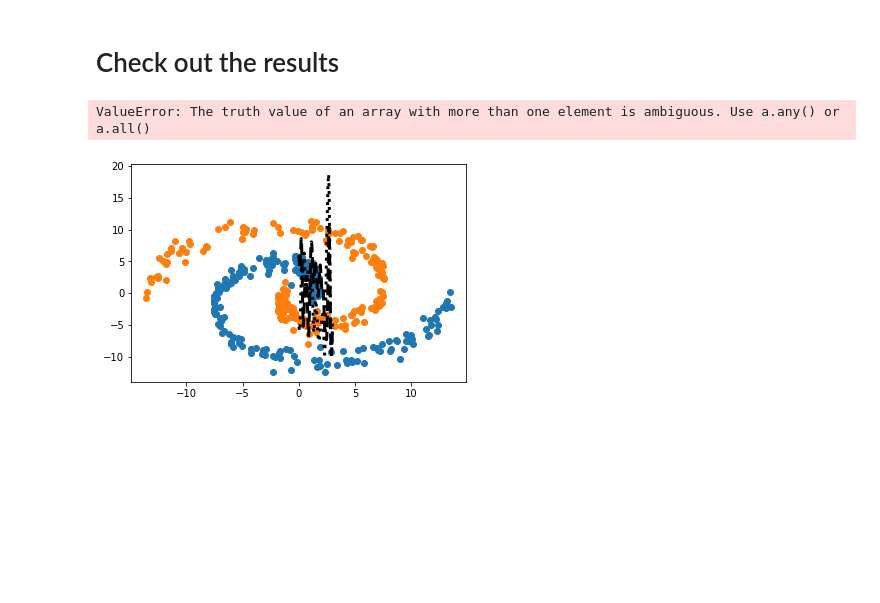
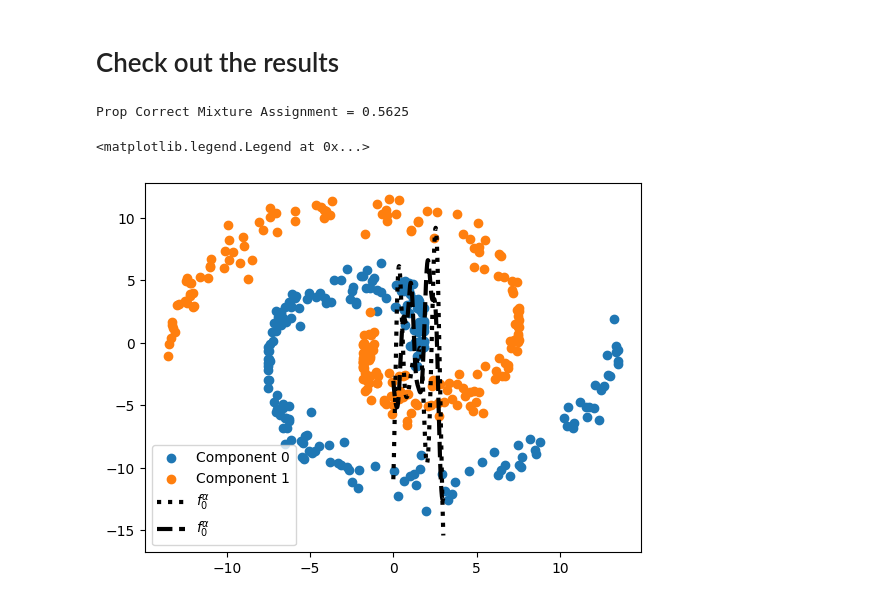
Before and after one commit to alex-ritchie/MNR, a Jupyter notebook: Spiral Example.ipynb, the cells around one changed output. Drawn from its saved outputs; the diff is of its cells as text; code cells hidden in the pictures; blank space fills up the shorter version.

```diff
--- a/Spiral Example.ipynb
+++ b/Spiral Example.ipynb
@@ -141,22 +141,37 @@ for j in range(M):
 # %%
 plt.scatter(X[component_ids==0],Y[component_ids==0], label="Component 0")
 plt.scatter(X[component_ids==1],Y[component_ids==1], label="Component 1")
 
 xx = np.reshape(np.linspace(0,3,1000), (1000,1))
-Ktest = gauss_kernal_mat(xx,X,sigma=kern_width)
+Ktest = gauss_kernal_mat(xx,X,sigma=.2) #kern_width
 Yhat = Ktest@A
 plt.plot(xx, Yhat[:,0], 'k:', linewidth=3, label=r"$f_0^\alpha$")
 plt.plot(xx, Yhat[:,1], 'k--', linewidth=3, label=r"$f_0^\alpha$")
 
 Rdouble = np.repeat(R,2,axis=0)
-correct_assignments = max(sum(component_ids==np.argmax(Rdouble,axis=1) ),
-                          sum((1-component_ids)==np.argmax(Rdouble,axis=1))
-                         ) / (2*n)
+
+comp_ids_flat = component_ids.flatten()
+pred_ids = np.argmax(Rdouble, axis=1)
+
+correct_assignments = max(
+    np.sum(comp_ids_flat == pred_ids),
+    np.sum((1 - comp_ids_flat) == pred_ids)
+) / (2 * n)
+
+# correct_assignments = max(sum(component_ids==np.argmax(Rdouble,axis=1) ),
+#                           sum((1-component_ids)==np.argmax(Rdouble,axis=1))
+#                          ) / (2*n)
+
+# match1 = np.sum(component_ids == np.argmax(Rdouble, axis=1))
+# match2 = np.sum((1 - component_ids) == np.argmax(Rdouble, axis=1))
+# correct_assignments = max(match1, match2) / (2 * n)
+
 print(f"Prop Correct Mixture Assignment = {correct_assignments}")
 
 plt.rcParams.update({'font.size': 10})
 plt.legend()
 # %% [output]
-ValueError: The truth value of an array with more than one element is ambiguous. Use a.any() or a.all()
+Prop Correct Mixture Assignment = 0.5625
+<matplotlib.legend.Legend at 0x...>
-[figure, old version]
+[figure, new version]
 # %%
```
Also changed, not shown: parts of 7 cells of this notebook, 13 other files.
